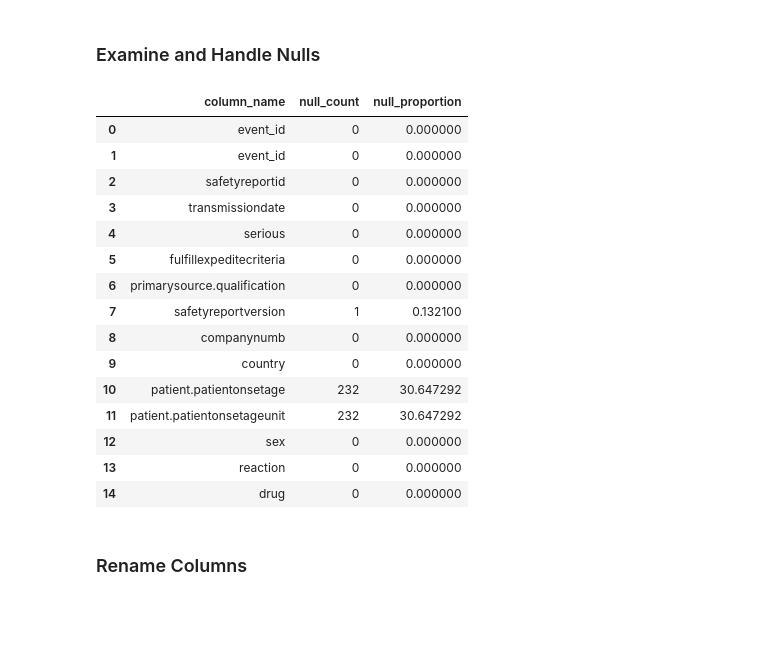
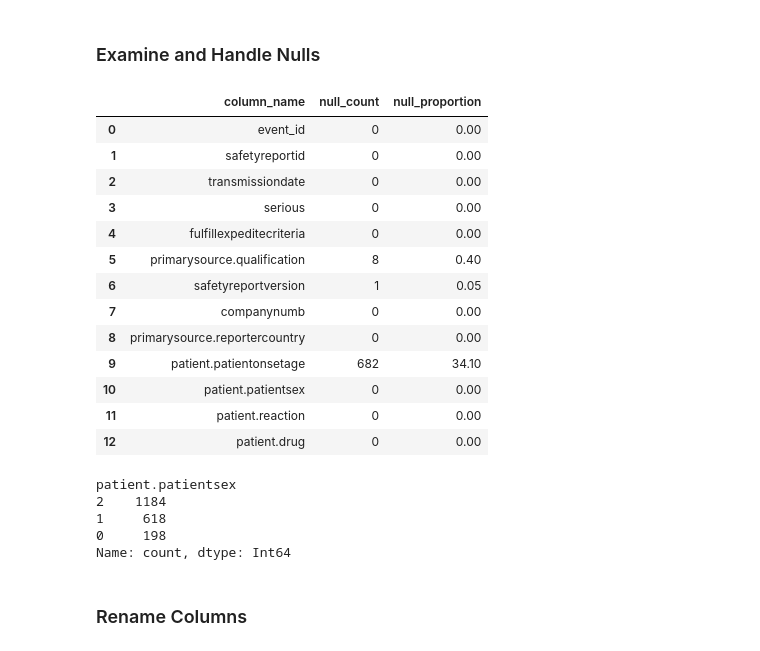
Before and after one commit to teamlunarlanding/Pharma-Drug-Surveillance, a Jupyter notebook: DataProcessing.ipynb, the cells around one changed output. Cells and saved outputs as stored; diff of their text form; code cells hidden in the pictures; blank space fills up the shorter version.

```diff
--- a/DataProcessing.ipynb
+++ b/DataProcessing.ipynb
@@ -723,6 +730,7 @@ memory usage: 213.0+ KB
 ### Standardize Age
 # %%
 events_table['patient.patientonsetage'] = events_table.apply(lambda row: convert_to_years(row['patient.patientonsetage'], row['patient.patientonsetageunit']), axis=1)
+events_table.drop(columns=['patient.patientonsetageunit'], inplace=True)
 events_table.head(1)
 # %% [output]
 |  | safetyreportid | transmissiondate | serious | fulfillexpeditecriteria | primarysource.qualification | ... |
@@ -733,4 +749,4 @@ events_table.head(1)
 events_table = add_sequential_index(events_table,'event_id')
 
 # Save 1 as death, life threatening, hospitalization, disability, congenital anomaly, or serious condition, 0 as not that
-events_table['serious'] = events_table['serious'].replace({1: 0, 2: 1})
+events_table['serious'] = events_table['serious'].replace({1: 1, 2: 0})
@@ -748,29 +772,33 @@ Duplicates:  0
 # %%
 events_nan = nan_info(events_table)
 events_nan
-
-sex_value_counts = events_table['sex'].value_counts()
-print(sex_value_counts)
-
-#For sex, 0=unknown, 1=male, 2=female. fill missing values with 0.
-events_table['sex'] = events_table['sex'].fillna(0)
 # %% [output]
 |  | column_name | null_count | null_proportion |
-| 0 | event_id | 0 | 0.000000 |
-| 1 | event_id | 0 | 0.000000 |
-| 2 | safetyreportid | 0 | 0.000000 |
-| 3 | transmissiondate | 0 | 0.000000 |
-| 4 | serious | 0 | 0.000000 |
-| 5 | fulfillexpeditecriteria | 0 | 0.000000 |
-| 6 | primarysource.qualification | 0 | 0.000000 |
-| 7 | safetyreportversion | 1 | 0.132100 |
-| 8 | companynumb | 0 | 0.000000 |
-| 9 | country | 0 | 0.000000 |
-| 10 | patient.patientonsetage | 232 | 30.647292 |
-| 11 | patient.patientonsetageunit | 232 | 30.647292 |
-| 12 | sex | 0 | 0.000000 |
-| 13 | reaction | 0 | 0.000000 |
-| 14 | drug | 0 | 0.000000 |
+| 0 | event_id | 0 | 0.00 |
+| 1 | safetyreportid | 0 | 0.00 |
+| 2 | transmissiondate | 0 | 0.00 |
+| 3 | serious | 0 | 0.00 |
+| 4 | fulfillexpeditecriteria | 0 | 0.00 |
+| 5 | primarysource.qualification | 8 | 0.40 |
+| 6 | safetyreportversion | 1 | 0.05 |
+| 7 | companynumb | 0 | 0.00 |
+| 8 | primarysource.reportercountry | 0 | 0.00 |
+| 9 | patient.patientonsetage | 682 | 34.10 |
+| 10 | patient.patientsex | 0 | 0.00 |
+| 11 | patient.reaction | 0 | 0.00 |
+| 12 | patient.drug | 0 | 0.00 |
+# %%
+sex_value_counts = events_table['patient.patientsex'].value_counts()
+print(sex_value_counts)
+
+#For sex, 0=unknown, 1=male, 2=female. fill missing values with 0.
+events_table['patient.patientsex'] = events_table['patient.patientsex'].fillna(0)
+# %% [output]
+patient.patientsex
+2    1184
+1     618
+0     198
+Name: count, dtype: Int64
 # %% [markdown]
 ### Rename Columns
 # %%
```
Also changed, not shown: parts of 95 cells of this notebook.
